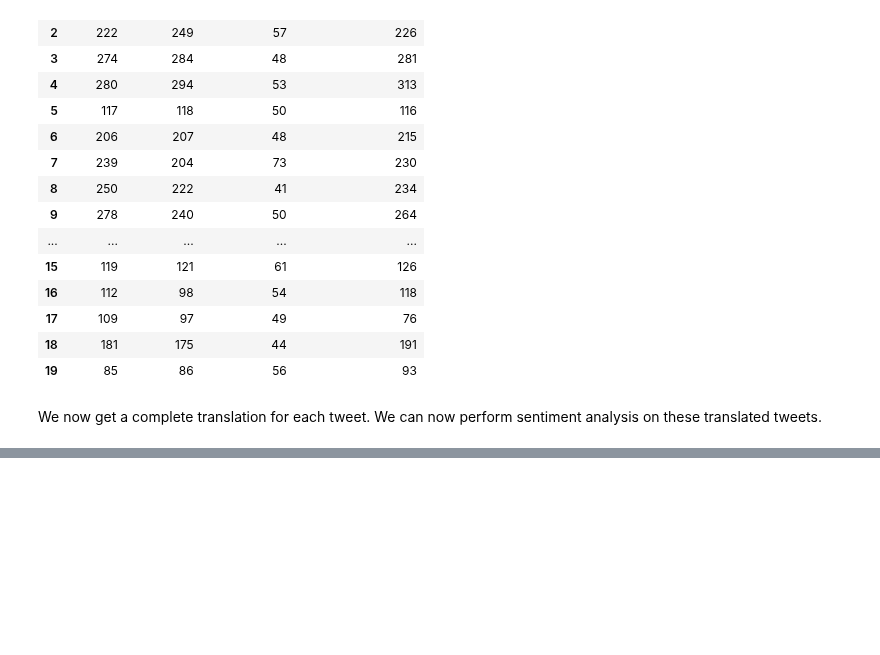
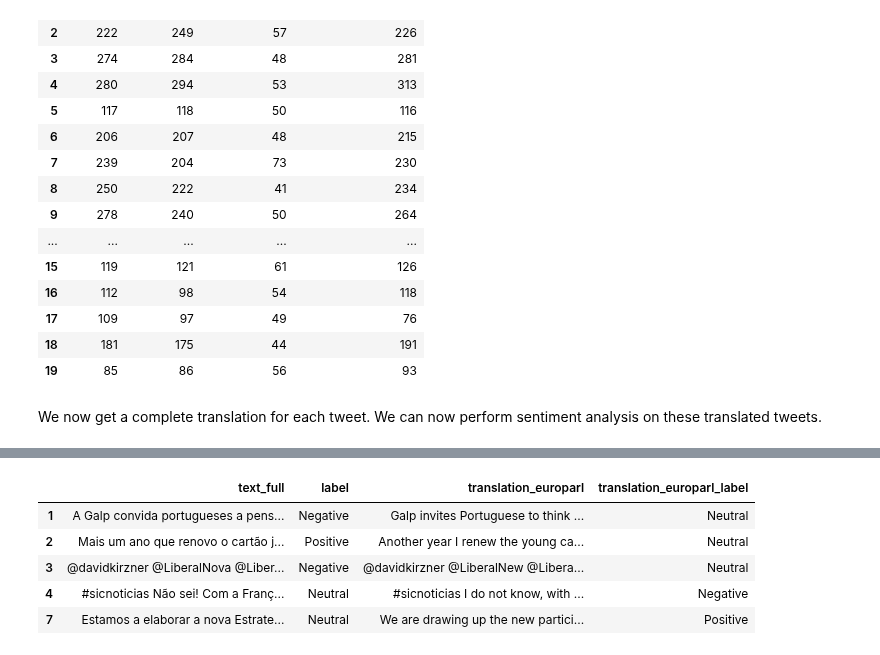
Before and after one commit to polltter/share, a Jupyter notebook: notebooks/sentiment_analysis_PT.ipynb, the cells around one changed output, grey strips where cells are left out. Cells and saved outputs as stored; diff of their text form; code cells hidden in the pictures; blank space fills up the shorter version.

```diff
--- a/notebooks/sentiment_analysis_PT.ipynb
+++ b/notebooks/sentiment_analysis_PT.ipynb
@@ -612,0 +692,9 @@ We now get a complete translation for each tweet. We can now perform sentiment a
+# %%
+df_sample[df_sample['label'] != df_sample['translation_europarl_label']][['text_full', 'label', 'translation_europarl', 'translation_europarl_label']]
+# %% [output]
+|  | text_full | label | translation_europarl | translation_europarl_label |
+| 1 | A Galp convida portugueses a pens... | Negative | Galp invites Portuguese to think ... | Neutral |
+| 2 | Mais um ano que renovo o cartão j... | Positive | Another year I renew the young ca... | Neutral |
+| 3 | @davidkirzner @LiberalNova @Liber... | Negative | @davidkirzner @LiberalNew @Libera... | Neutral |
+| 4 | #sicnoticias Não sei! Com a Franç... | Neutral | #sicnoticias I do not know, with ... | Negative |
+| 7 | Estamos a elaborar a nova Estrate... | Neutral | We are drawing up the new partici... | Positive |
```
Also changed, not shown: parts of 16 cells of this notebook.
